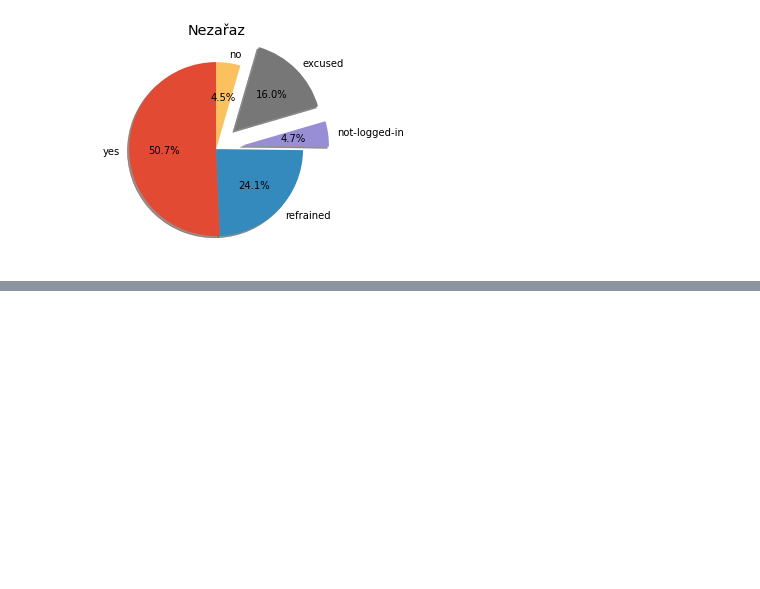
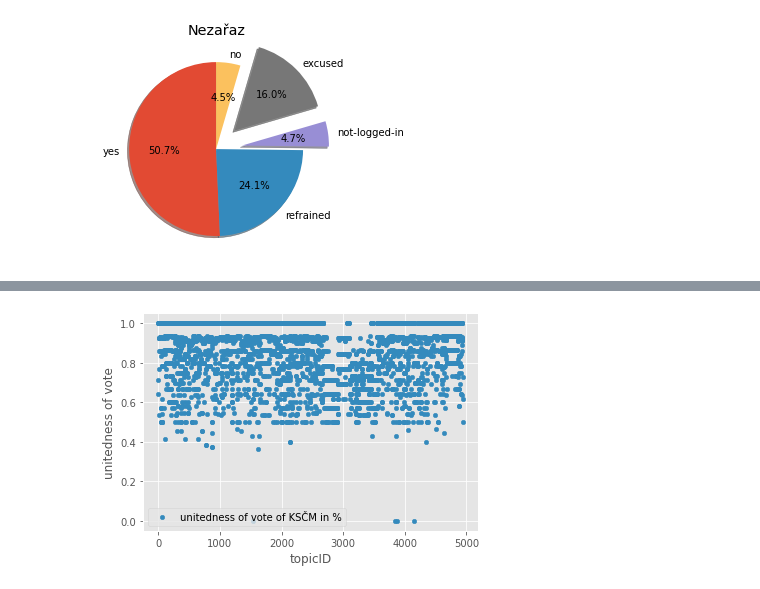
Before and after one commit to xuthang/bi-vzd, a Jupyter notebook: 01/homework_01_B201.ipynb, the cells around one changed output, grey strips where cells are left out. Cells and saved outputs as stored; diff of their text form; code cells hidden in the pictures; blank space fills up the shorter version.

```diff
--- a/01/homework_01_B201.ipynb
+++ b/01/homework_01_B201.ipynb
@@ -235,13 +230,0 @@ Jednoduchým filtrovaním můžeme zjistit výsledky jednotlivých hlasování
-# %%
-tmp = df[['votingDate', 'topicID', 'vote']]
-d=[]
-for i in tmp['topicID'].unique():
-    topic= tmp[tmp['topicID'] == i]
-    majority = (-1, "")
-    for typeVote in typesOfVotes:
-        amount = len(topic[topic['vote'] == typeVote].index)
-        print(i, typeVote, amount)
-        if amount > majority[0]:
-            majority = (amount, typeVote)
-    d.append((i, topic.iloc[0]['votingDate'], majority[1]))
-    print('majority for topic ', i, ' voted for ', str(majority[1])  )
@@ -282,0 +239,28 @@ ConversionError: Failed to convert value(s) to axis units: array([[Timestamp('20
+# %%
+for party in parties:
+    partyDF = df[df['political party'] == party]
+    d = []
+    for meet in partyDF['topicID'].unique().tolist():
+        partyVoteDF = partyDF[ (partyDF['topicID'] == meet) & (~partyDF['vote'].isin(DAlist))]
+        total = len(partyVoteDF.index)
+
+        #searches for most voted result from a political party
+        maxVal = (-1, "")
+        for v in partyVoteDF['vote'].unique():
+            tmpDF = partyVoteDF[partyVoteDF['vote'] == v]
+            if len(tmpDF.index) > maxVal[0]:
+                maxVal = (len(tmpDF.index), v)
+        sameVote = len( partyVoteDF[partyVoteDF['vote'] == maxVal[1]] )
+        val = 0 if(total ==0) else sameVote/total
+
+        d.append((meet, val))
+
+        #searches for people in political party that didnt voted differently than the majority from their own party
+        #for index, person in partyVoteDF[partyVoteDF['vote'] != maxVal[1]].iterrows():
+            #print('in meeting', person['topicID'], person['name'], 'voted', person['vote'], 'instead of', maxVal[1])
+
+    voteDF = pd.DataFrame.from_records(d, columns=['topicID', 'unitedness of vote'])
+    voteDF.plot.scatter(x='topicID', y='unitedness of vote', label = 'unitedness of vote of '+party+ ' in %')
+    plt.show()
+# %% [output]
+[figure, added]
```
Also changed, not shown: parts of 17 cells of this notebook.
